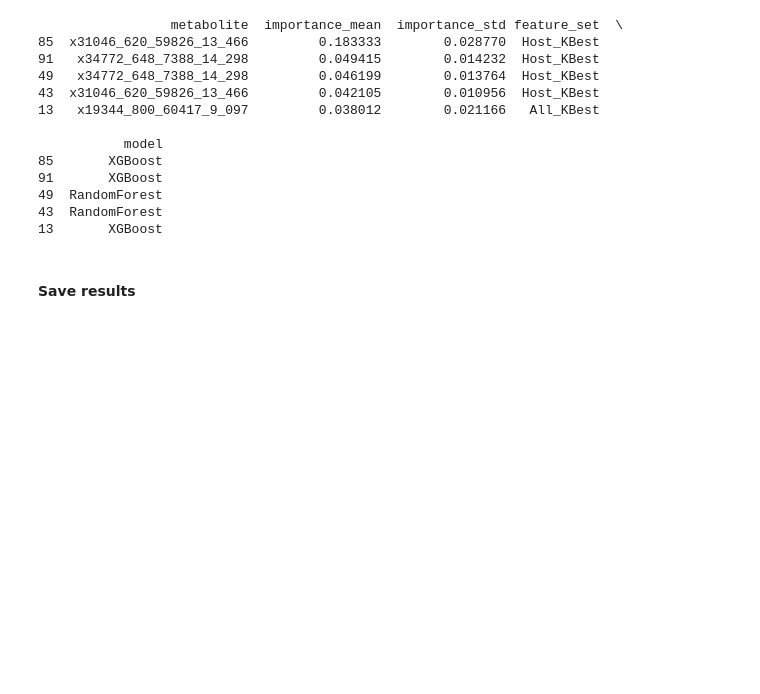
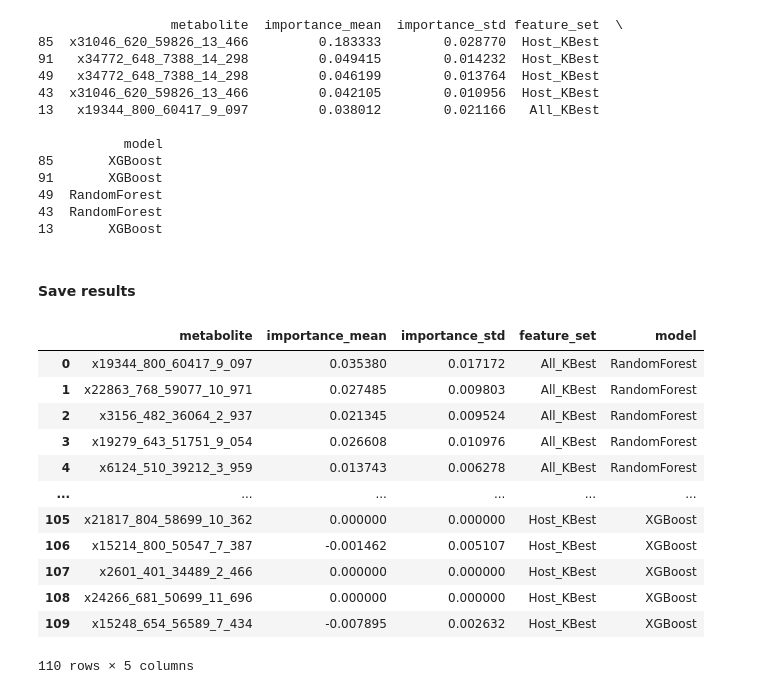
Before and after one commit to wsnowacek/World_Corals, a Jupyter notebook: machine_learning/perm_importance/crossval_and_permimportance.ipynb, the cells around one changed output. Saved outputs shown, nothing was run; the diff lists cells and outputs as text; code cells hidden in the pictures; blank space fills up the shorter version.

Commit message:
modify ML perm importance

```diff
--- a/machine_learning/perm_importance/crossval_and_permimportance.ipynb
+++ b/machine_learning/perm_importance/crossval_and_permimportance.ipynb
@@ -461,6 +461,22 @@ Parameters: { "use_label_encoder" } are not used.
 13       XGBoost
 # %% [markdown]
 #### Save results
+# %%
+perm_results_df
+# %% [output]
+|  | metabolite | importance_mean | importance_std | feature_set | model |
+| 0 | x19344_800_60417_9_097 | 0.035380 | 0.017172 | All_KBest | RandomForest |
+| 1 | x22863_768_59077_10_971 | 0.027485 | 0.009803 | All_KBest | RandomForest |
+| 2 | x3156_482_36064_2_937 | 0.021345 | 0.009524 | All_KBest | RandomForest |
+| 3 | x19279_643_51751_9_054 | 0.026608 | 0.010976 | All_KBest | RandomForest |
+| 4 | x6124_510_39212_3_959 | 0.013743 | 0.006278 | All_KBest | RandomForest |
+| ... | ... | ... | ... | ... | ... |
+| 105 | x21817_804_58699_10_362 | 0.000000 | 0.000000 | Host_KBest | XGBoost |
+| 106 | x15214_800_50547_7_387 | -0.001462 | 0.005107 | Host_KBest | XGBoost |
+| 107 | x2601_401_34489_2_466 | 0.000000 | 0.000000 | Host_KBest | XGBoost |
+| 108 | x24266_681_50699_11_696 | 0.000000 | 0.000000 | Host_KBest | XGBoost |
+| 109 | x15248_654_56589_7_434 | -0.007895 | 0.002632 | Host_KBest | XGBoost |
+110 rows × 5 columns
 # %%
 perm_results_df.to_csv("perm_importance_results_kbest.csv")
 master_missed_df[['host_phylum', 'host_order', 'host_genus', 'host_species', 'missed_on_run', 'predicted_label']].to_csv("missed_classifs_kbest.csv")
```
Also changed, not shown: 2 other files.
